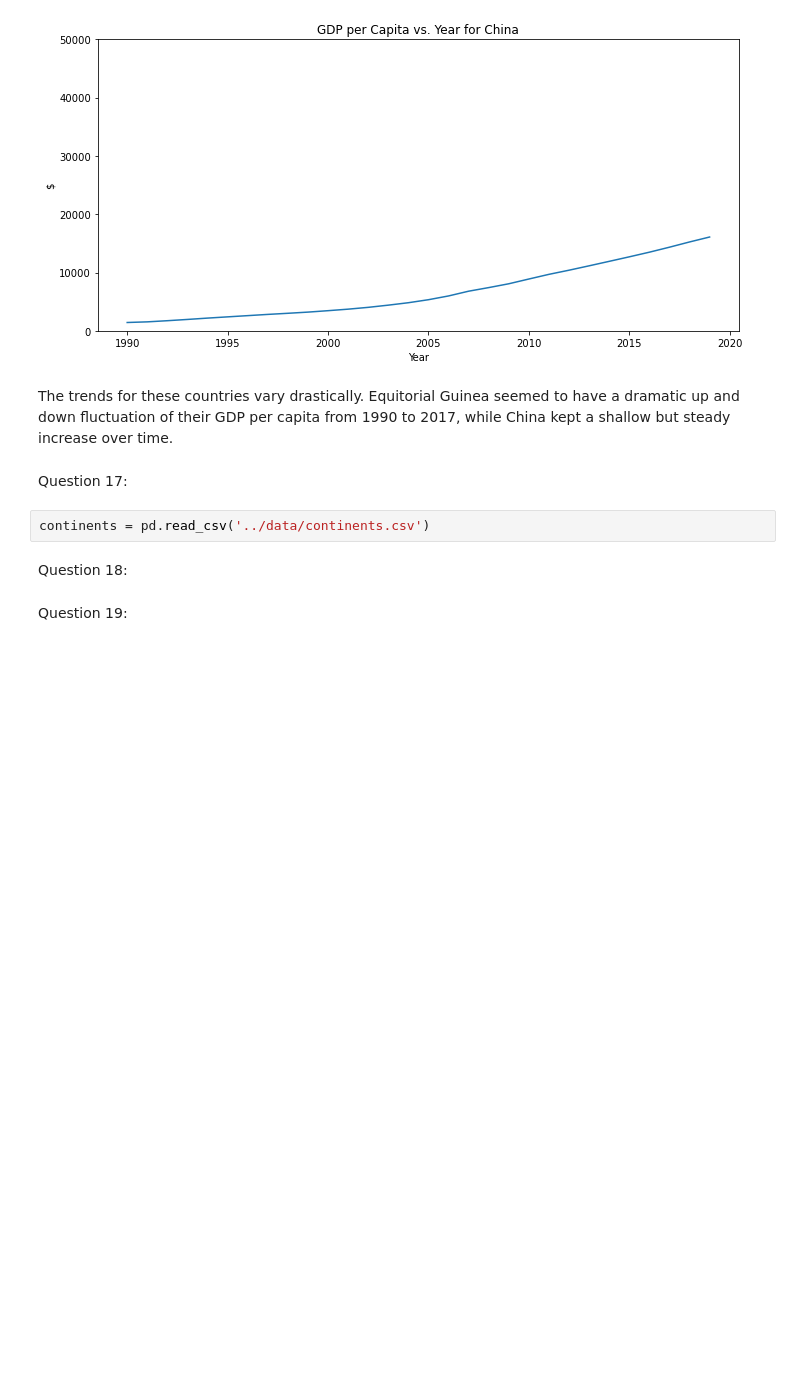
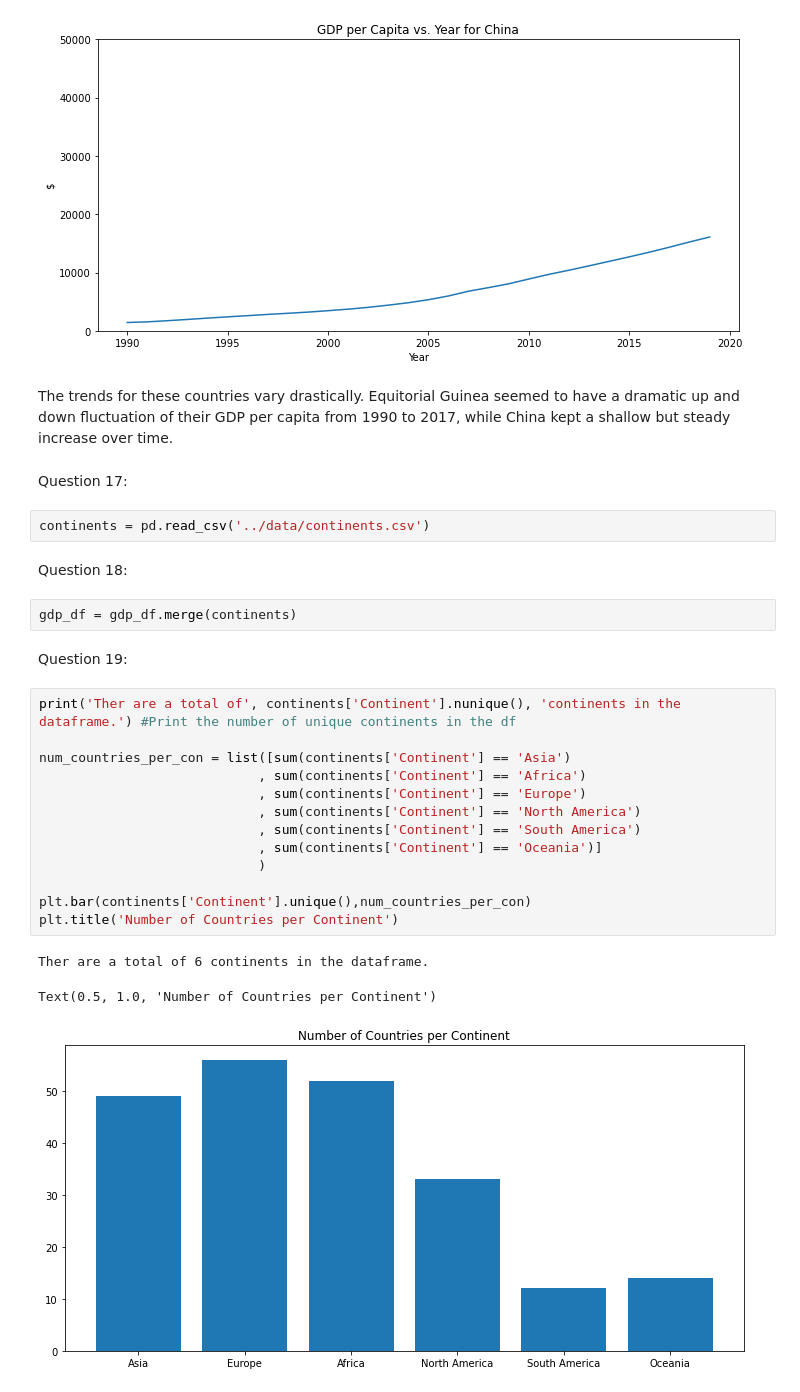
Before and after one commit to nss-data-science-cohort-6/un_data_question-jmayf123, a Jupyter notebook: notebooks/UN_Data_Exploration.ipynb, the cells around one changed output. Saved outputs shown, nothing was run; the diff lists cells and outputs as text; blank space fills up the shorter version.

```diff
--- a/notebooks/UN_Data_Exploration.ipynb
+++ b/notebooks/UN_Data_Exploration.ipynb
@@ -230,5 +230,24 @@ Question 17:
 continents = pd.read_csv('../data/continents.csv')
 # %% [markdown]
 Question 18:
+# %%
+gdp_df = gdp_df.merge(continents)
 # %% [markdown]
 Question 19:
+# %%
+print('Ther are a total of', continents['Continent'].nunique(), 'continents in the dataframe.') #Print the number of unique continents in the df
+
+num_countries_per_con = list([sum(continents['Continent'] == 'Asia')
+                            , sum(continents['Continent'] == 'Africa')
+                            , sum(continents['Continent'] == 'Europe')
+                            , sum(continents['Continent'] == 'North America')
+                            , sum(continents['Continent'] == 'South America')
+                            , sum(continents['Continent'] == 'Oceania')]
+                            )
+
+plt.bar(continents['Continent'].unique(),num_countries_per_con)
+plt.title('Number of Countries per Continent')
+# %% [output]
+Ther are a total of 6 continents in the dataframe.
+Text(0.5, 1.0, 'Number of Countries per Continent')
+[figure, added]
```
Also changed, not shown: parts of 14 cells of this notebook, 1 other file.
